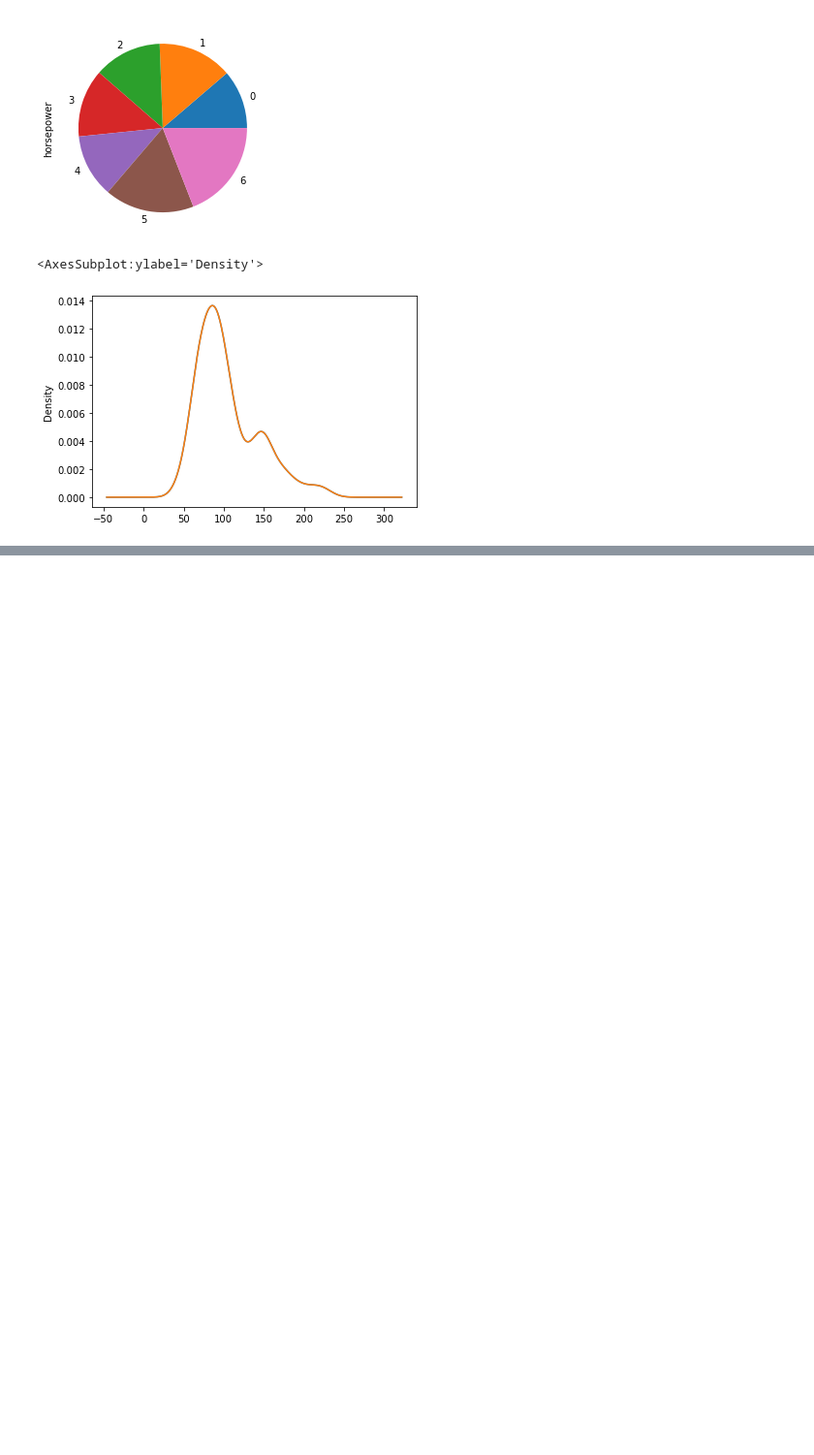
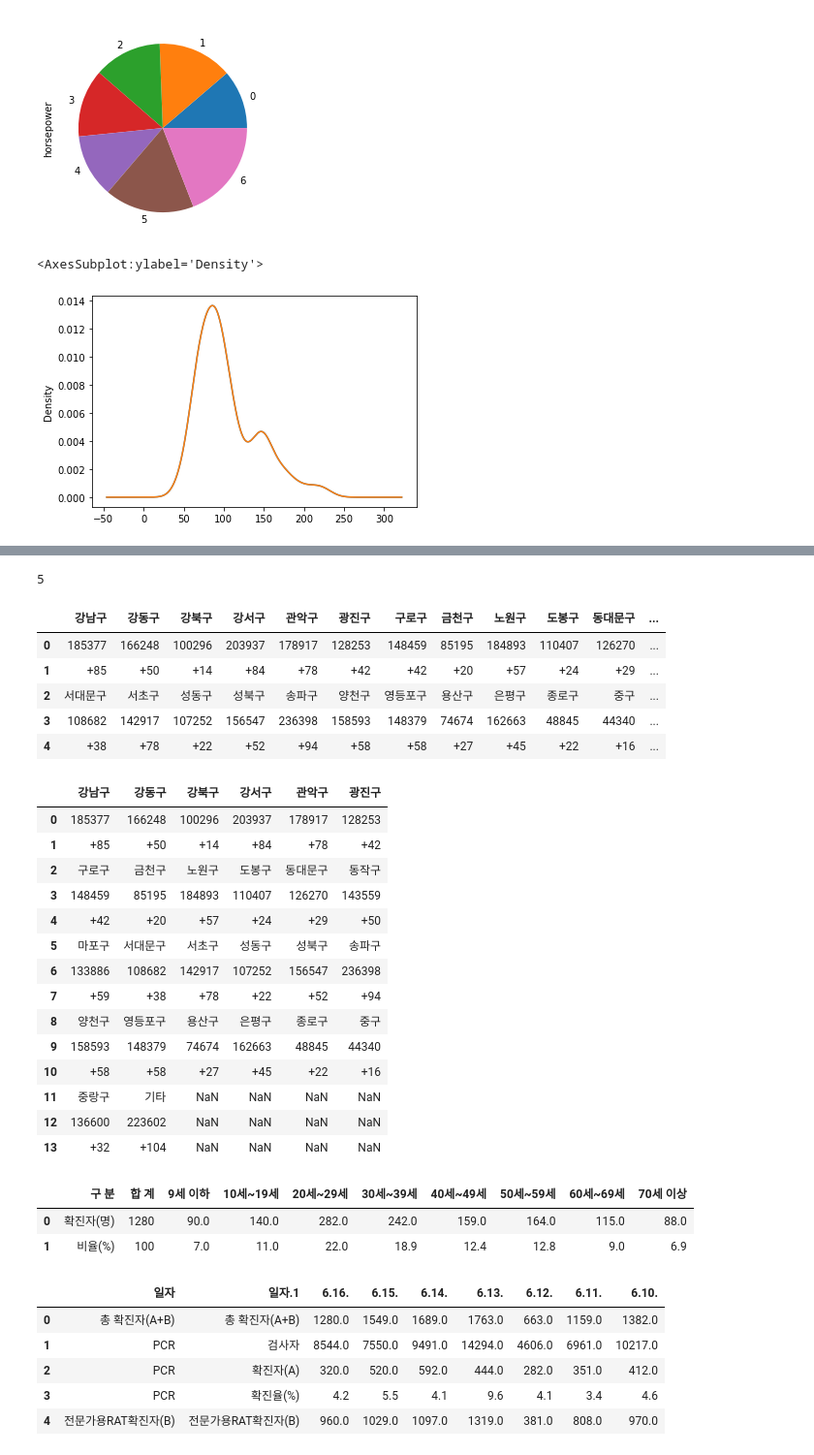
Before and after one commit to iksadNorth/sketch, a Jupyter notebook: lab_pandas.ipynb, the cells around one changed output, grey strips where cells are left out. Shown: that part at 97% size. Cells and saved outputs as stored; diff of their text form; code cells hidden in the pictures; blank space fills up the shorter version.

```diff
--- a/lab_pandas.ipynb
+++ b/lab_pandas.ipynb
@@ -393,0 +397,5 @@ df4.horsepower.plot.kde()
+# %%
+url = 'http://www.seoul.go.kr/coronaV/coronaStatus.do'
+# %%
+table = pd.read_html(url)
+table
@@ -393,0 +420,38 @@ df4.horsepower.plot.kde()
+# %%
+len(table)
+# %% [output]
+5
+# %%
+for element in table:
+    display(element)
+# %% [output]
+|  | 강남구 | 강동구 | 강북구 | 강서구 | 관악구 | 광진구 | 구로구 | 금천구 | 노원구 | 도봉구 | 동대문구 | ... |
+| 0 | 185377 | 166248 | 100296 | 203937 | 178917 | 128253 | 148459 | 85195 | 184893 | 110407 | 126270 | ... |
+| 1 | +85 | +50 | +14 | +84 | +78 | +42 | +42 | +20 | +57 | +24 | +29 | ... |
+| 2 | 서대문구 | 서초구 | 성동구 | 성북구 | 송파구 | 양천구 | 영등포구 | 용산구 | 은평구 | 종로구 | 중구 | ... |
+| 3 | 108682 | 142917 | 107252 | 156547 | 236398 | 158593 | 148379 | 74674 | 162663 | 48845 | 44340 | ... |
+| 4 | +38 | +78 | +22 | +52 | +94 | +58 | +58 | +27 | +45 | +22 | +16 | ... |
+|  | 강남구 | 강동구 | 강북구 | 강서구 | 관악구 | 광진구 |
+| 0 | 185377 | 166248 | 100296 | 203937 | 178917 | 128253 |
+| 1 | +85 | +50 | +14 | +84 | +78 | +42 |
+| 2 | 구로구 | 금천구 | 노원구 | 도봉구 | 동대문구 | 동작구 |
+| 3 | 148459 | 85195 | 184893 | 110407 | 126270 | 143559 |
+| 4 | +42 | +20 | +57 | +24 | +29 | +50 |
+| 5 | 마포구 | 서대문구 | 서초구 | 성동구 | 성북구 | 송파구 |
+| 6 | 133886 | 108682 | 142917 | 107252 | 156547 | 236398 |
+| 7 | +59 | +38 | +78 | +22 | +52 | +94 |
+| 8 | 양천구 | 영등포구 | 용산구 | 은평구 | 종로구 | 중구 |
+| 9 | 158593 | 148379 | 74674 | 162663 | 48845 | 44340 |
+| 10 | +58 | +58 | +27 | +45 | +22 | +16 |
+| 11 | 중랑구 | 기타 | NaN | NaN | NaN | NaN |
+| 12 | 136600 | 223602 | NaN | NaN | NaN | NaN |
+| 13 | +32 | +104 | NaN | NaN | NaN | NaN |
+|  | 구 분 | 합 계 | 9세 이하 | 10세~19세 | 20세~29세 | 30세~39세 | 40세~49세 | 50세~59세 | 60세~69세 | 70세 이상 |
+| 0 | 확진자(명) | 1280 | 90.0 | 140.0 | 282.0 | 242.0 | 159.0 | 164.0 | 115.0 | 88.0 |
+| 1 | 비율(%) | 100 | 7.0 | 11.0 | 22.0 | 18.9 | 12.4 | 12.8 | 9.0 | 6.9 |
+|  | 일자 | 일자.1 | 6.16. | 6.15. | 6.14. | 6.13. | 6.12. | 6.11. | 6.10. |
+| 0 | 총 확진자(A+B) | 총 확진자(A+B) | 1280.0 | 1549.0 | 1689.0 | 1763.0 | 663.0 | 1159.0 | 1382.0 |
+| 1 | PCR | 검사자 | 8544.0 | 7550.0 | 9491.0 | 14294.0 | 4606.0 | 6961.0 | 10217.0 |
+| 2 | PCR | 확진자(A) | 320.0 | 520.0 | 592.0 | 444.0 | 282.0 | 351.0 | 412.0 |
+| 3 | PCR | 확진율(%) | 4.2 | 5.5 | 4.1 | 9.6 | 4.1 | 3.4 | 4.6 |
+| 4 | 전문가용RAT확진자(B) | 전문가용RAT확진자(B) | 960.0 | 1029.0 | 1097.0 | 1319.0 | 381.0 | 808.0 | 970.0 |
```
Also changed, not shown: parts of 3 cells of this notebook, 1 other file.
